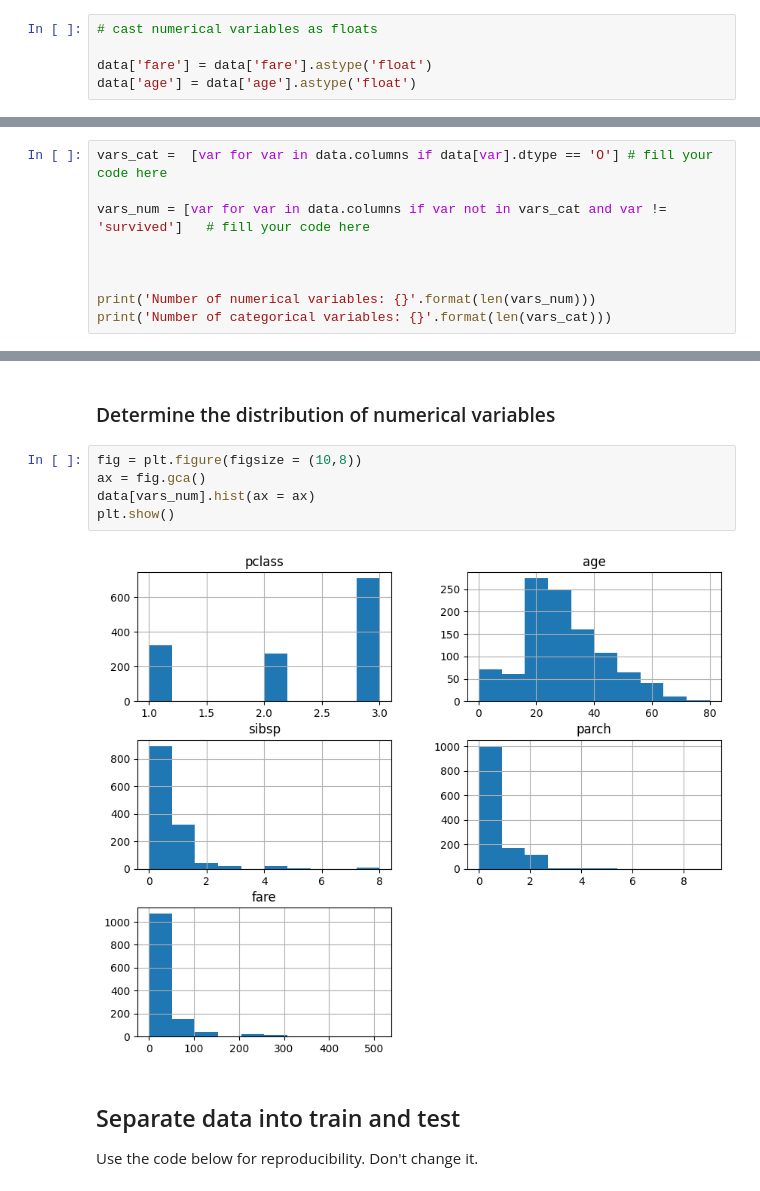
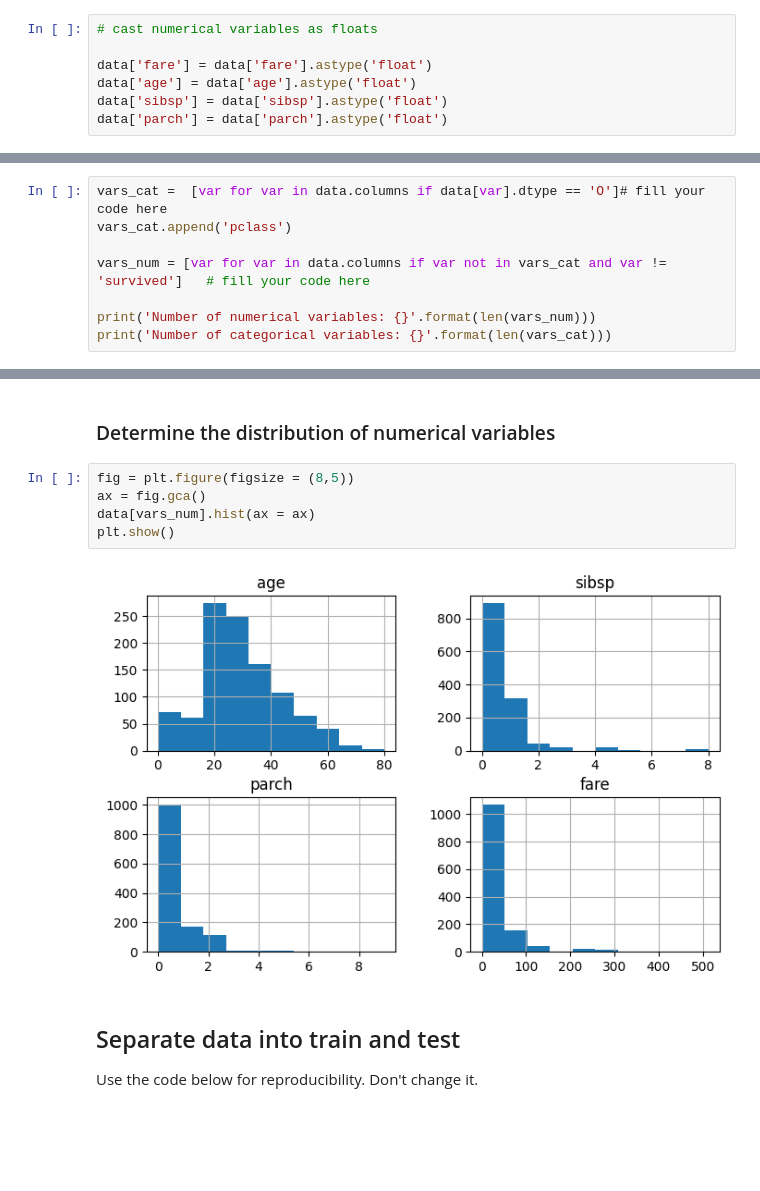
Before and after one commit to rohan1feb/MLOps, a Jupyter notebook: Session_3_ML_Pipeline/titanic-assignment/01-predicting-survival-titanic-assignement.ipynb, the cells around one changed output, grey strips where cells are left out. Drawn from its saved outputs; the diff is of its cells as text; blank space fills up the shorter version.

Commit message:
Updated pclass as categorical value in assignment notebook 1

```diff
--- a/Session_3_ML_Pipeline/titanic-assignment/01-predicting-survival-titanic-assignement.ipynb
+++ b/Session_3_ML_Pipeline/titanic-assignment/01-predicting-survival-titanic-assignement.ipynb
@@ -89,6 +89,8 @@ data['title'] = data['name'].apply(get_title)
 
 data['fare'] = data['fare'].astype('float')
 data['age'] = data['age'].astype('float')
+data['sibsp'] = data['sibsp'].astype('float')
+data['parch'] = data['parch'].astype('float')
 # %%
 # drop unnecessary variables
 
@@ -114,12 +116,11 @@ data.to_csv('titanic.csv', index=False)
 # %%
 target = 'survived'
 # %%
-vars_cat =  [var for var in data.columns if data[var].dtype == 'O'] # fill your code here
+vars_cat =  [var for var in data.columns if data[var].dtype == 'O']# fill your code here
+vars_cat.append('pclass')
 
 vars_num = [var for var in data.columns if var not in vars_cat and var != 'survived']   # fill your code here
 
-
-
 print('Number of numerical variables: {}'.format(len(vars_num)))
 print('Number of categorical variables: {}'.format(len(vars_cat)))
 # %% [output]
@@ -155,12 +156,12 @@ data[vars_cat].nunique().sort_values(ascending=False).plot.bar(figsize=(12,3))
 # %% [markdown]
 ### Determine the distribution of numerical variables
 # %%
-fig = plt.figure(figsize = (10,8))
+fig = plt.figure(figsize = (8,5))
 ax = fig.gca()
 data[vars_num].hist(ax = ax)
 plt.show()
 # %% [output]
-[figure, old version]
+[figure, new version]
 # %% [markdown]
 ## Separate data into train and test
 
```
Also changed, not shown: parts of 8 cells of this notebook, 2 other files.
